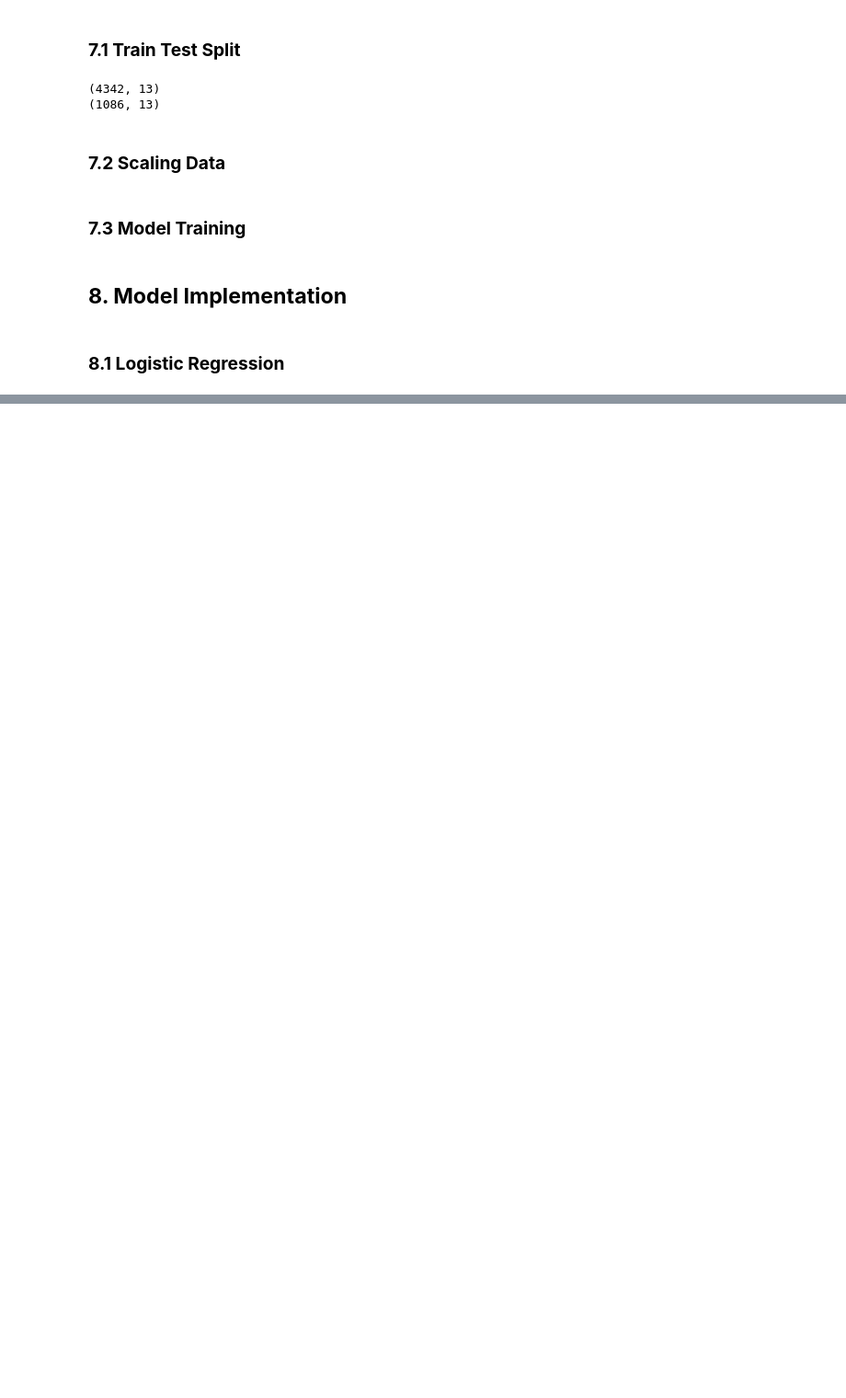
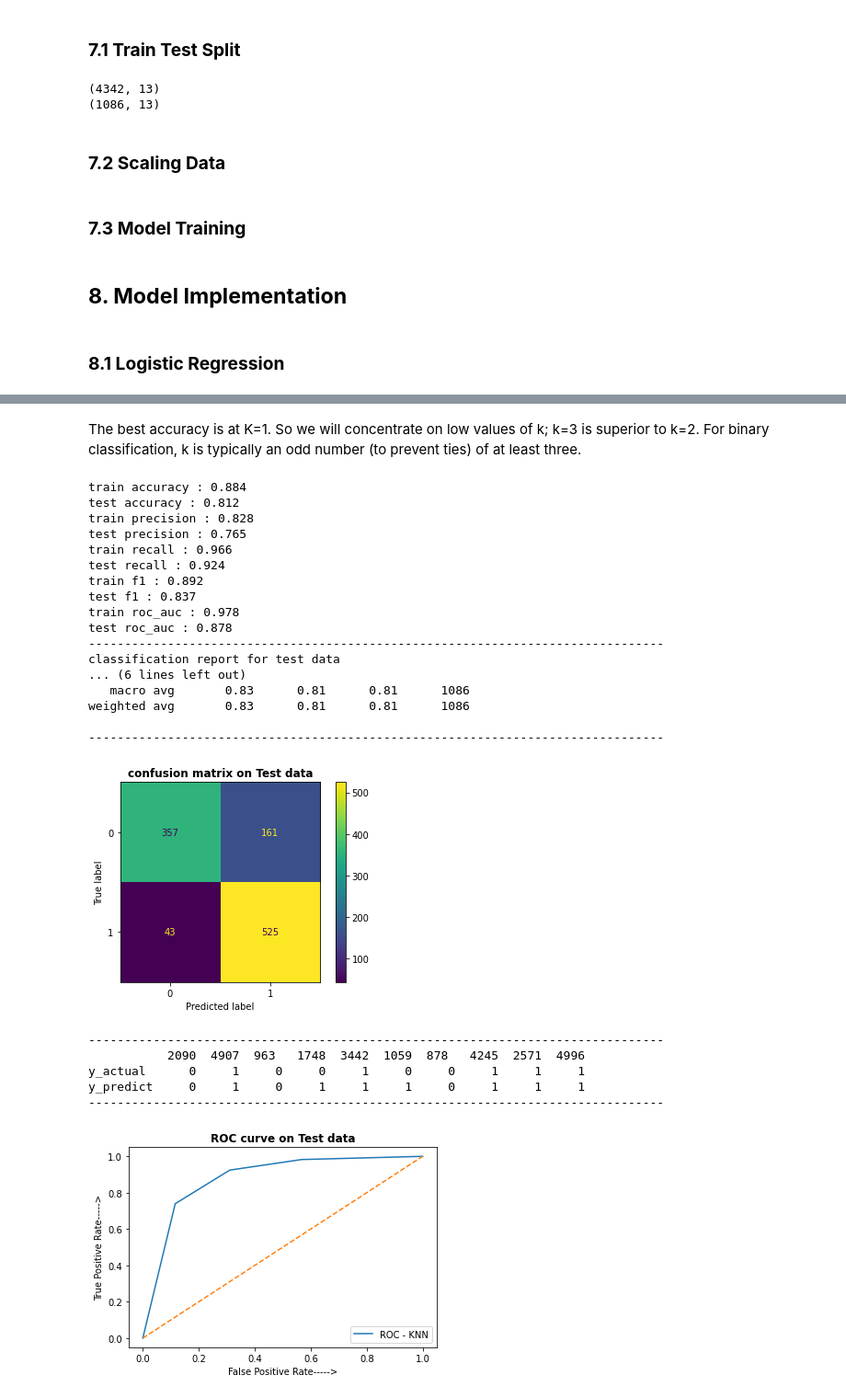
Before and after one commit to Navneet2409/cardiovascular-risk-prediction, a Jupyter notebook: Cardiovascular_Notebook_Navneet_Keshri.ipynb, the cells around one changed output, grey strips where cells are left out. Shown at 92% size. Drawn from its saved outputs; the diff is of its cells as text; code cells hidden in the pictures; blank space fills up the shorter version.

```diff
--- a/Cardiovascular_Notebook_Navneet_Keshri.ipynb
+++ b/Cardiovascular_Notebook_Navneet_Keshri.ipynb
@@ -1111,0 +1204,29 @@ def predict(ml_model, model_name):
+# %% [markdown]
+The best accuracy is at K=1. So we will concentrate on low values of k; k=3 is superior to k=2. For binary classification, k is typically an odd number (to prevent ties) of at least three.
+# %%
+predict(KNeighborsClassifier(n_neighbors=3), 'KNN')
+# %% [output]
+train accuracy : 0.884
+test accuracy : 0.812
+train precision : 0.828
+test precision : 0.765
+train recall : 0.966
+test recall : 0.924
+train f1 : 0.892
+test f1 : 0.837
+train roc_auc : 0.978
+test roc_auc : 0.878
+--------------------------------------------------------------------------------
+classification report for test data
+... (6 lines left out)
+   macro avg       0.83      0.81      0.81      1086
+weighted avg       0.83      0.81      0.81      1086
+
+--------------------------------------------------------------------------------
+[figure, added]
+--------------------------------------------------------------------------------
+           2090  4907  963   1748  3442  1059  878   4245  2571  4996
+y_actual      0     1     0     0     1     0     0     1     1     1
+y_predict     0     1     0     1     1     1     0     1     1     1
+--------------------------------------------------------------------------------
+[figure, added]
```
Also changed, not shown: parts of 47 cells of this notebook.
